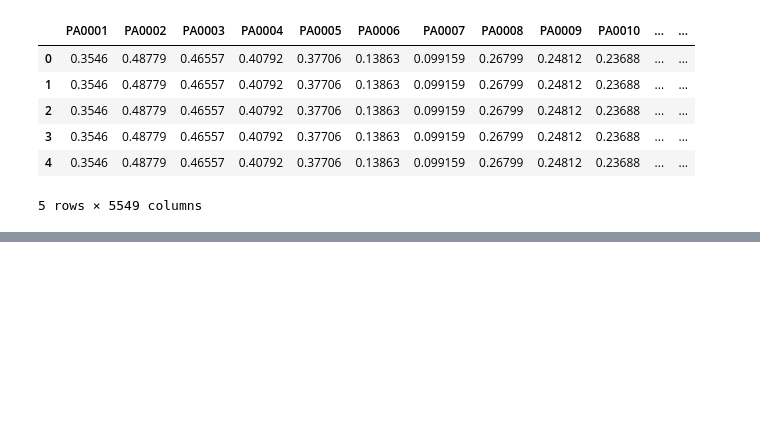
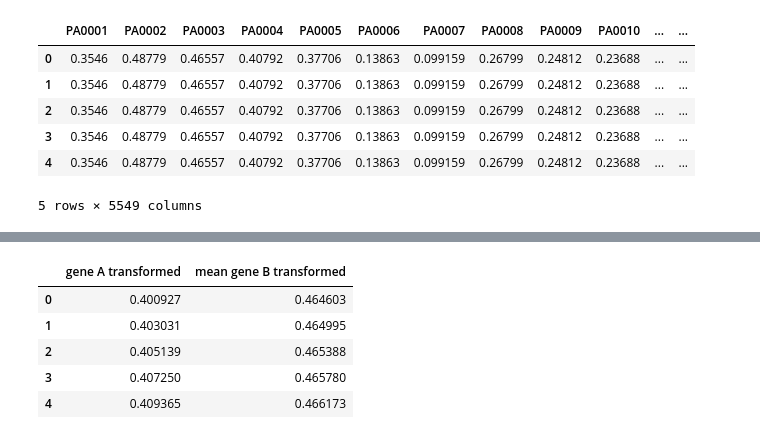
Before and after one commit to greenelab/Pseudomonas_latent_spaces, a Jupyter notebook: scripts/explore_relationship_AandB_pt2.ipynb, the cells around one changed output, grey strips where cells are left out. Drawn from its saved outputs; the diff is of its cells as text; code cells hidden in the pictures; blank space fills up the shorter version.

```diff
--- a/scripts/explore_relationship_AandB_pt2.ipynb
+++ b/scripts/explore_relationship_AandB_pt2.ipynb
@@ -502,11 +669,19 @@ geneSetB_mean.head()
 # %%
 # Join original expression of transformed A and mean(transformed expression of B)
 predict_A_exp = predict_gene_exp[rep_gene_A]
 predict_B_mean_exp = geneSetB_mean
 
 A_and_B_predict_df = pd.merge(predict_A_exp.to_frame('gene A transformed'),
                       predict_B_mean_exp.to_frame('mean gene B transformed'),
-                      left_index=True, right_i
+                      left_index=True, right_index=True)
+A_and_B_predict_df.head()
+# %% [output]
+|  | gene A transformed | mean gene B transformed |
+| 0 | 0.400927 | 0.464603 |
+| 1 | 0.403031 | 0.464995 |
+| 2 | 0.405139 | 0.465388 |
+| 3 | 0.407250 | 0.465780 |
+| 4 | 0.409365 | 0.466173 |
 # %%
 # Plot
 sns.regplot(x='gene A transformed',
```
Also changed, not shown: parts of 6 cells of this notebook, 1 other file.
